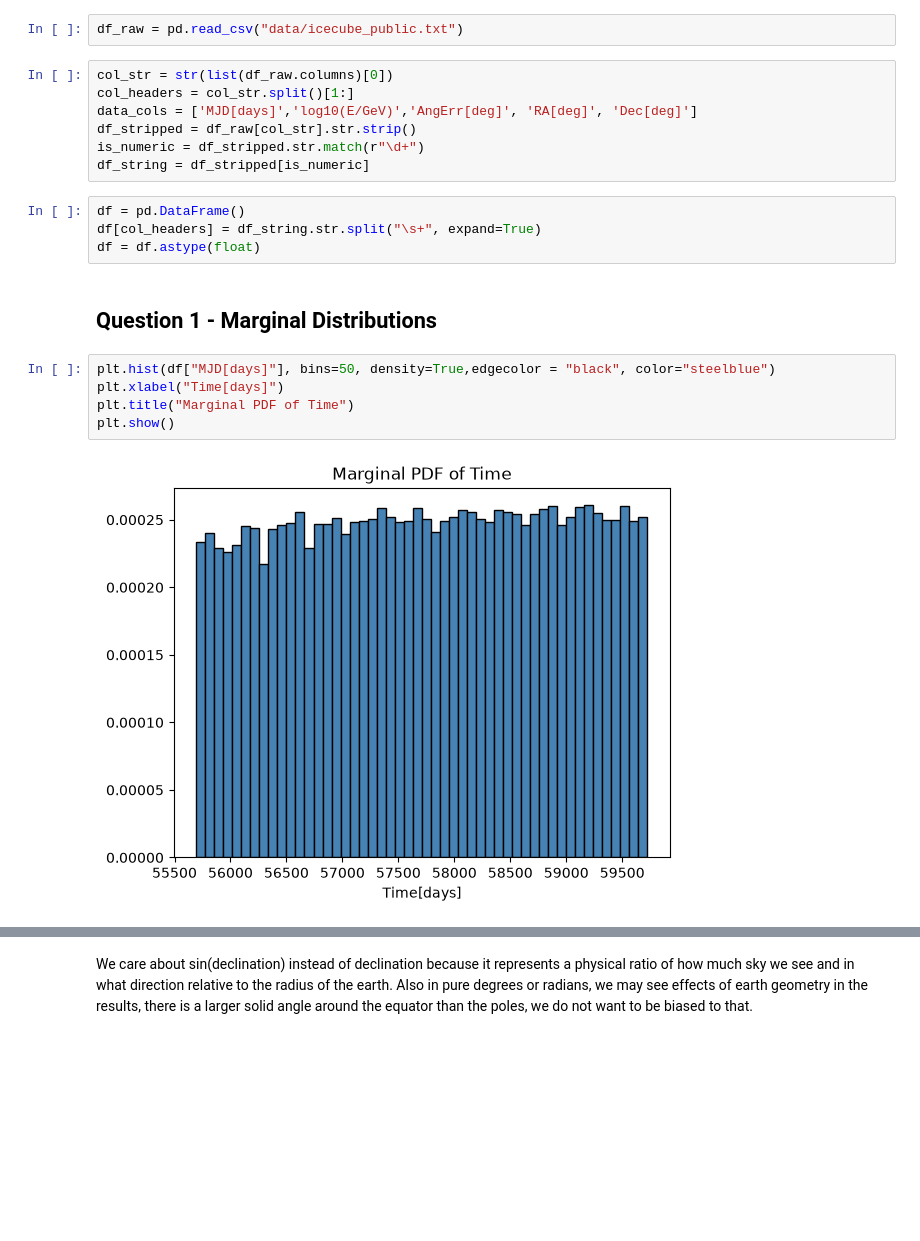
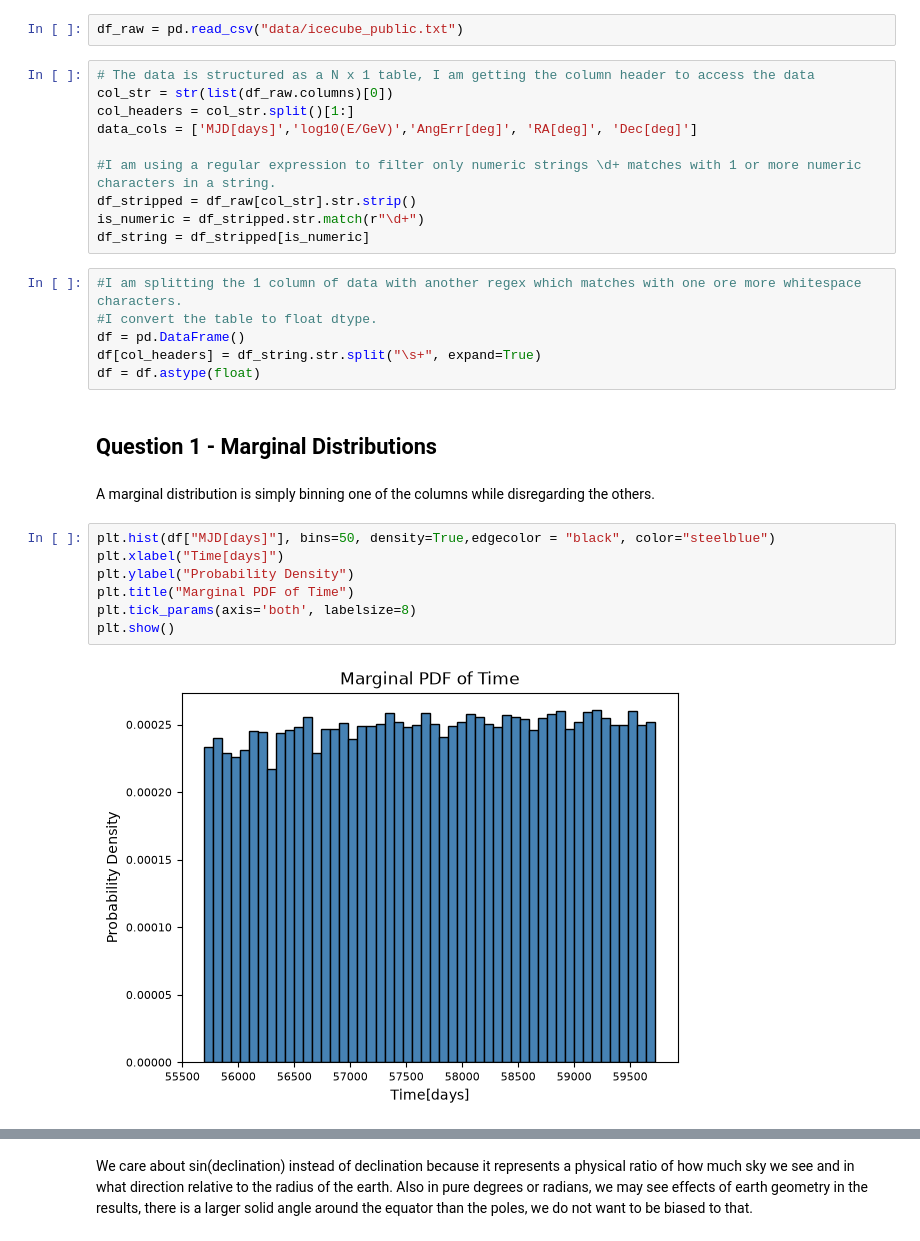
Before and after one commit to vigneshK0404/Data_Science_Projects, a Jupyter notebook: Project_1_Karthikeyan.ipynb, the cells around one changed output, grey strips where cells are left out. Cells and saved outputs as stored; diff of their text form; blank space fills up the shorter version.

```diff
--- a/Project_1_Karthikeyan.ipynb
+++ b/Project_1_Karthikeyan.ipynb
@@ -12,25 +12,34 @@ from matplotlib.colors import LogNorm
 # %%
 df_raw = pd.read_csv("data/icecube_public.txt")
 # %%
+# The data is structured as a N x 1 table, I am getting the column header to access the data
 col_str = str(list(df_raw.columns)[0])
 col_headers = col_str.split()[1:]
 data_cols = ['MJD[days]','log10(E/GeV)','AngErr[deg]', 'RA[deg]', 'Dec[deg]']
+
+#I am using a regular expression to filter only numeric strings \d+ matches with 1 or more numeric characters in a string.
 df_stripped = df_raw[col_str].str.strip()
 is_numeric = df_stripped.str.match(r"\d+")
 df_string = df_stripped[is_numeric]
 # %%
+#I am splitting the 1 column of data with another regex which matches with one ore more whitespace characters.
+#I convert the table to float dtype.
 df = pd.DataFrame()
 df[col_headers] = df_string.str.split("\s+", expand=True)
 df = df.astype(float)
 # %% [markdown]
 ## Question 1 - Marginal Distributions
+# %% [markdown]
+A marginal distribution is simply binning one of the columns while disregarding the others.
 # %%
 plt.hist(df["MJD[days]"], bins=50, density=True,edgecolor = "black", color="steelblue")
 plt.xlabel("Time[days]")
+plt.ylabel("Probability Density")
 plt.title("Marginal PDF of Time")
+plt.tick_params(axis='both', labelsize=8)
 plt.show()
 # %% [output]
-[figure, old version]
+[figure, new version]
 # %%
 plt.hist(df["log10(E/GeV)"], bins=100, density=True,color="steelblue",edgecolor = "black")
 plt.xlabel("E/GeV [log10]")
```
Also changed, not shown: parts of 13 cells of this notebook.
